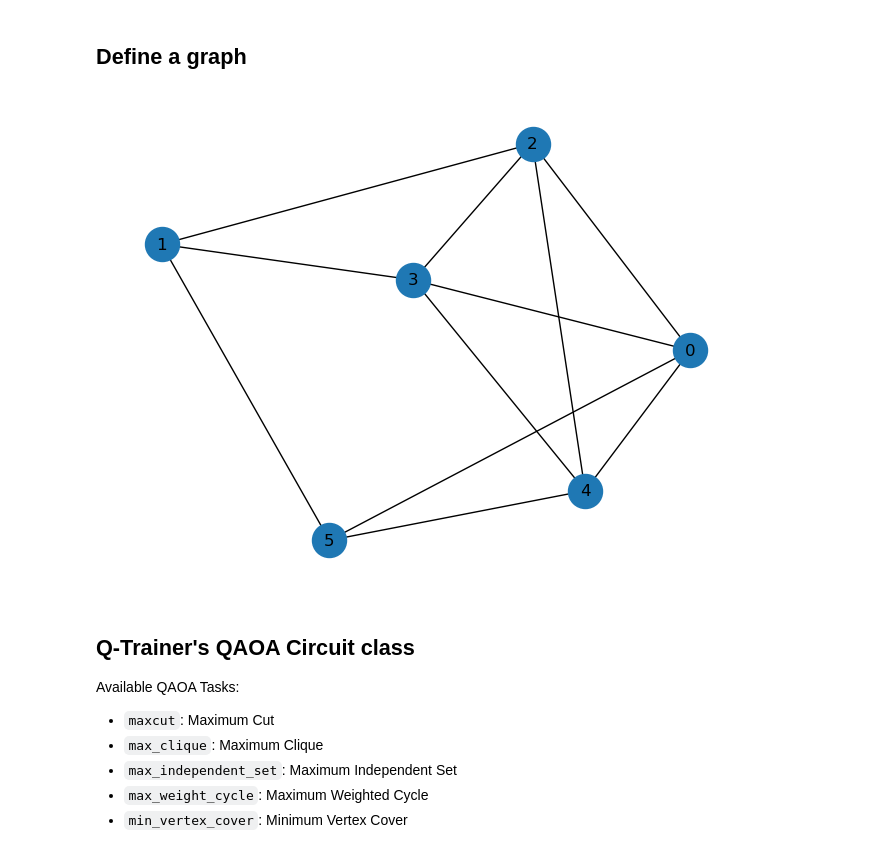
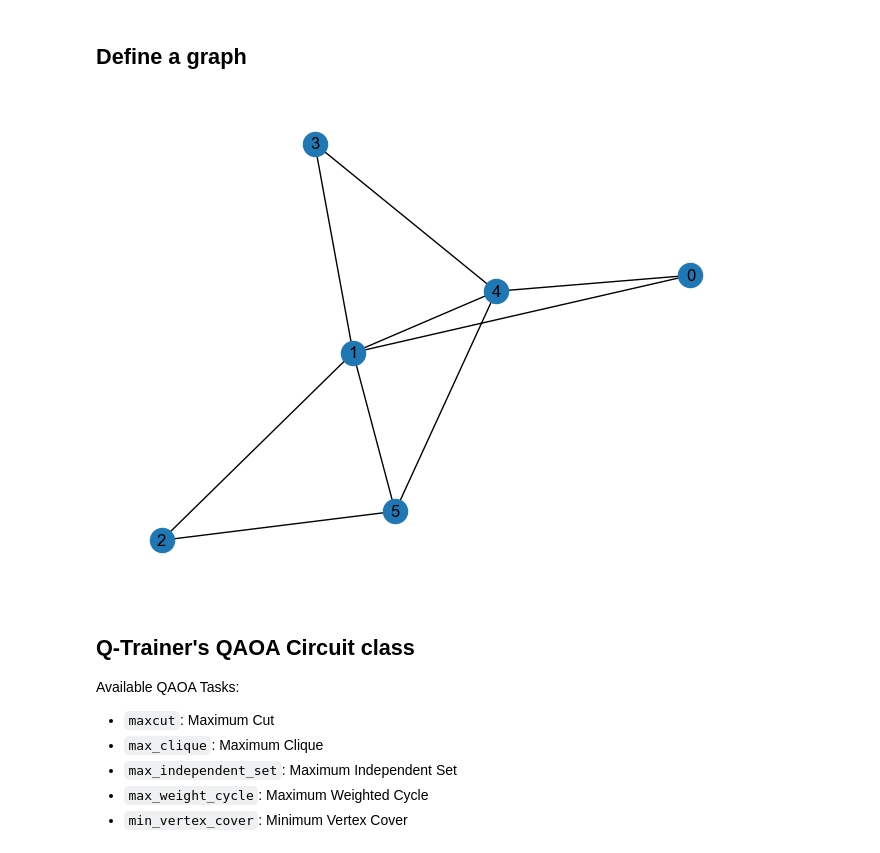
Before and after one commit to Min-Li/qtrainer, a Jupyter notebook: Tutorial-QAOA.ipynb, the cells around one changed output. Cells and saved outputs as stored; diff of their text form; code cells hidden in the pictures.

```diff
--- a/Tutorial-QAOA.ipynb
+++ b/Tutorial-QAOA.ipynb
@@ -17,14 +17,14 @@ warnings.filterwarnings("ignore")
 # %%
 n_nodes = 6
 p = 0.5  # probability of an edge
-seed = 1967
+seed = 2023
 
 g = nx.erdos_renyi_graph(n_nodes, p=p, seed=seed)
 positions = nx.spring_layout(g, seed=seed)
-
-nx.draw(g, with_labels=True, pos=positions, node_size=600)
+#draw the graph with the node index as the node label
+nx.draw(g, pos=positions, with_labels=True)
 # %% [output]
-[figure, old version]
+[figure, new version]
 # %% [markdown]
 ## Q-Trainer's QAOA Circuit class
 Available QAOA Tasks:
```
Also changed, not shown: parts of 6 cells of this notebook.
